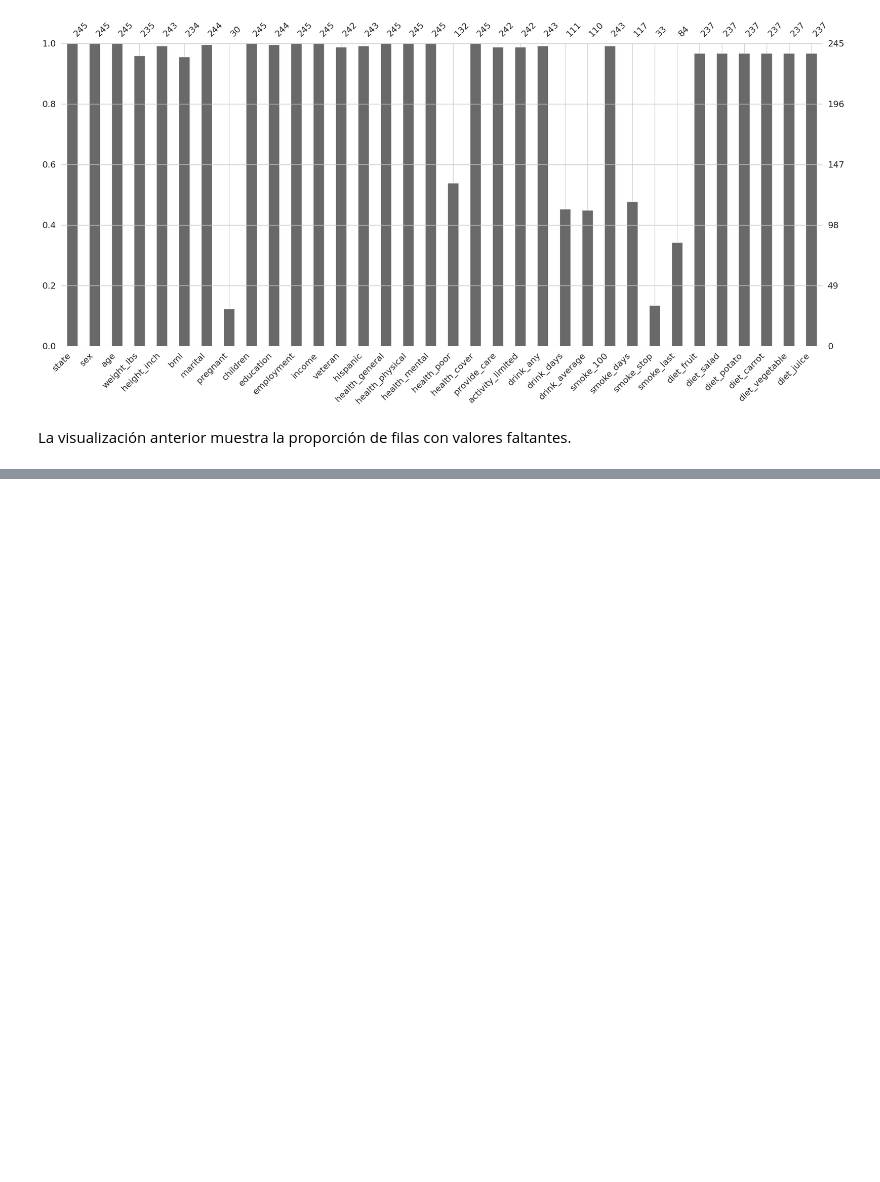
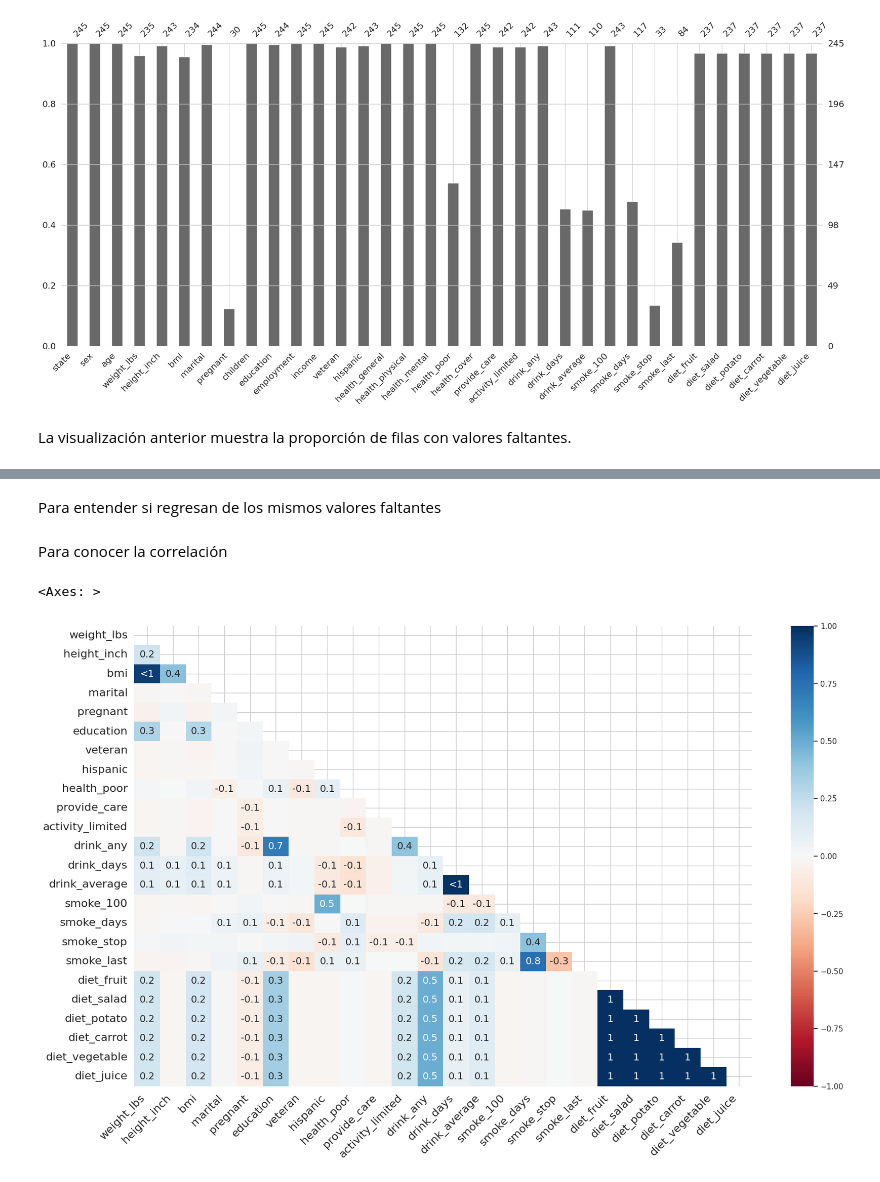
Before and after one commit to Changeryto/Manejo_de_NA_en_Python, a Jupyter notebook: notebooks/03-RTG-Tabular_valores_faltantes.ipynb, the cells around one changed output, grey strips where cells are left out. Drawn from its saved outputs; the diff is of its cells as text; code cells hidden in the pictures; blank space fills up the shorter version.

Commit message:
Se explica como tabular, representar y sustituir los valores faltanes.

```diff
--- a/notebooks/03-RTG-Tabular_valores_faltantes.ipynb
+++ b/notebooks/03-RTG-Tabular_valores_faltantes.ipynb
@@ -323,0 +339,9 @@ La visualización anterior muestra la proporción de filas con valores faltantes
+# %% [markdown]
+Para entender si regresan de los mismos valores faltantes
+# %% [markdown]
+Para conocer la correlación
+# %%
+missingno.heatmap(riskfactors)
+# %% [output]
+<Axes: >
+[figure, added]
```
Also changed, not shown: parts of 3 cells of this notebook, 3 other files.
